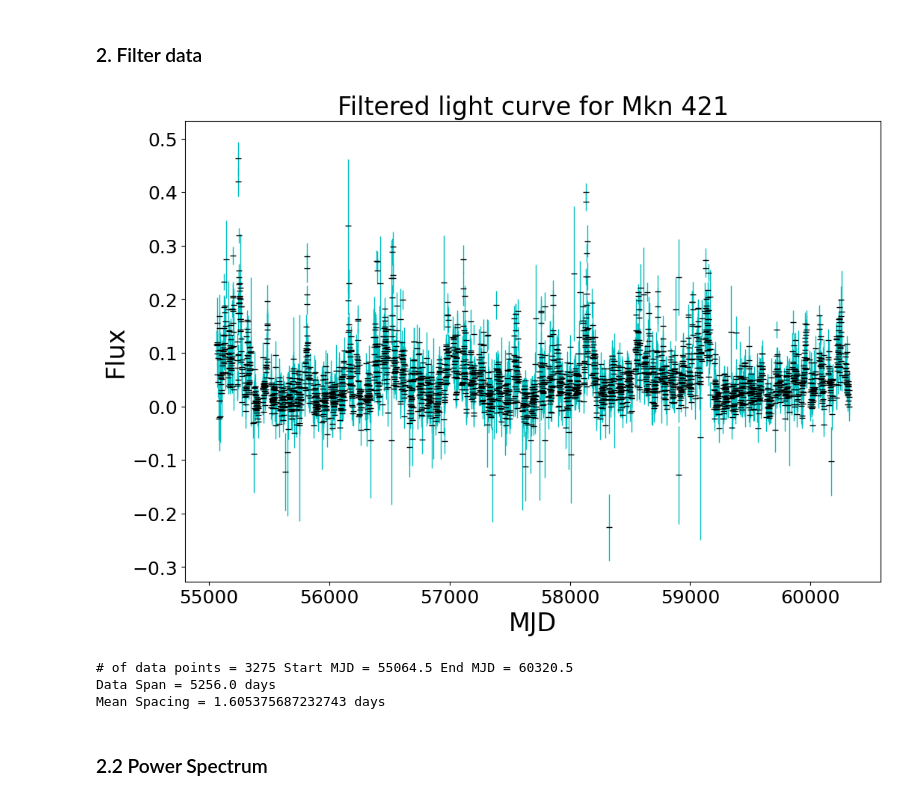
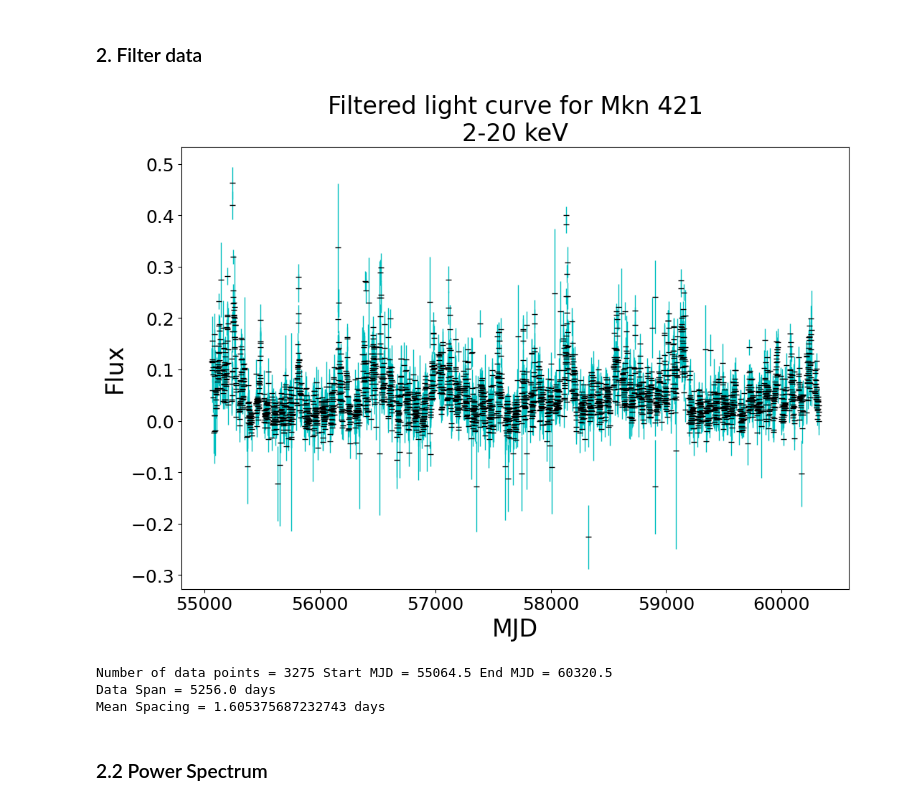
Before and after one commit to Beauremontt/AGN-Flux-Timing-Analysis, a Jupyter notebook: AGNFluxTimingAnalysis.ipynb, the cells around one changed output. Saved outputs shown, nothing was run; the diff lists cells and outputs as text; code cells hidden in the pictures.

```diff
--- a/AGNFluxTimingAnalysis.ipynb
+++ b/AGNFluxTimingAnalysis.ipynb
@@ -95,52 +106,39 @@ Mean Spacing = 1.605375687232743 days
 
 # skips this cell if false
 use_filter = True # @param {type:"boolean"}
 
 
 if use_filter == True:
   tol = ...
 
   for i in range(len(x)):
     if y[i] < 0:  # remove negative flux
       ...
       break
     if dy[i] > tol:  # remove low SNR flux
       ...
 
 
   # reset values
-  x = 86400*AGN[:,0]  # This is the first column of the data set (MJD midpoint of observation)
-  y = AGN[:,1]  # Second column of the data set (Flux)
-  dy = AGN[:,2]  # Third column of the data set (the uncertainty)
+  x = 86400*AGN[:, 0]  # This is the first column of the data set (MJD midpoint of observation)
+  y = AGN[:, flux_column]  # column of the data set (Flux)
+  dy = AGN[:, flux_column + 1]  # next column of the data set (the uncertainty)
 
   # get timespan and spacing of data
   NumData = len(x)
   Span = x[NumData - 1] - x[0]
   MeanSpacing = Span / (NumData - 1)
 
   # get new averages of the error and the flux
   Error = np.mean(dy)
   Mean = np.mean(y)
 
 
   # print filtered light curve
-  plt.subplots(1,1,figsize=(12,8))
-  plt.title('Filtered light curve for ' + flux_source, fontsize=24)
-  plt.xlabel('MJD', fontsize=24)
-  plt.ylabel('Flux', fontsize=24)
-  if lc_xlim != None: plt.xlim(lc_xlim)
-  if lc_ylim != None: plt.ylim(lc_ylim)
-  plt.tick_params(labelsize=18)
-  #plt.plot(x/86400, y)
-  plt.errorbar(x/86400, y, yerr=dy, fmt='_k', ecolor='c', elinewidth=1);
-  plt.show()
-
-  print("\nNumber of data points =", NumData, "Start MJD =", x[0]/86400, "End MJD =", x[NumData - 1]/86400)
-  print("Data Span =", Span/86400, "days",)
-  print("Mean Spacing =", MeanSpacing/86400, "days")
+  display_data("Filtered")
 # %% [output]
-[figure, old version]
+[figure, new version]
-# of data points = 3275 Start MJD = 55064.5 End MJD = 60320.5
+Number of data points = 3275 Start MJD = 55064.5 End MJD = 60320.5
 Data Span = 5256.0 days
 Mean Spacing = 1.605375687232743 days
 # %% [markdown]
```
Also changed, not shown: parts of 6 cells of this notebook.
